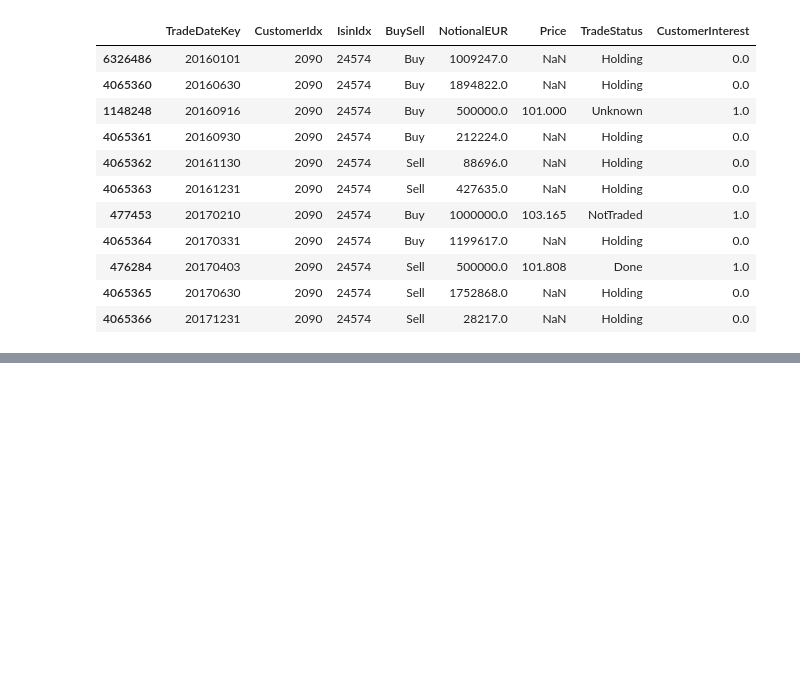
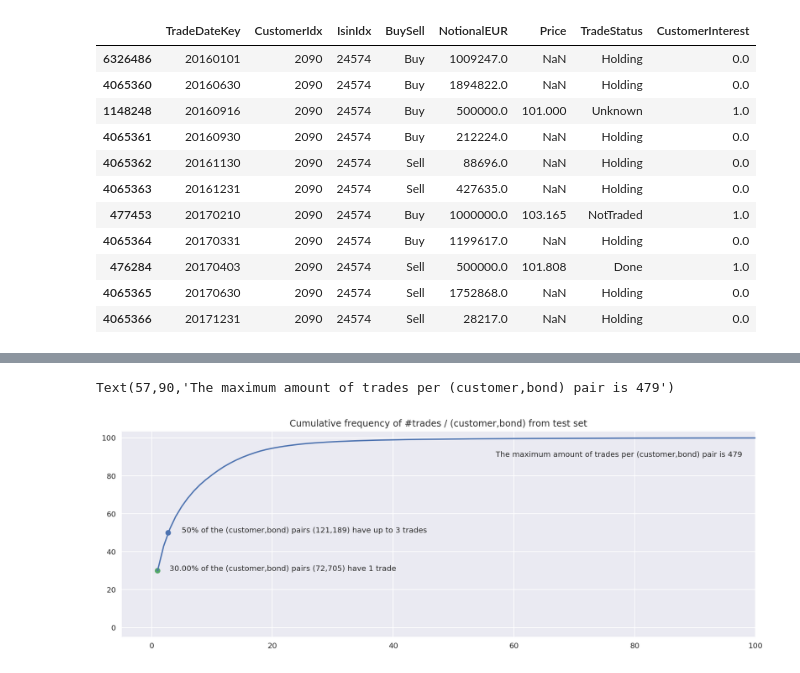
Before and after one commit to Robert-Aduviri/DSG-2018-Qualifiers, a Jupyter notebook: notebooks/robert/RA-01-EDA.ipynb, the cells around one changed output, grey strips where cells are left out. Saved outputs shown, nothing was run; the diff lists cells and outputs as text; code cells hidden in the pictures; blank space fills up the shorter version.

```diff
--- a/notebooks/robert/RA-01-EDA.ipynb
+++ b/notebooks/robert/RA-01-EDA.ipynb
@@ -557,0 +688,14 @@ trade[(trade.CustomerIdx == customer_idx) & (trade.IsinIdx == isin_idx)].sort_va
+# %%
+trade_counts = df.groupby(['CustomerIdx', 'IsinIdx']).size().value_counts().sort_index()
+ax = (trade_counts.cumsum()/trade_counts.sum()*100).plot(figsize=(15,5),
+                            title='Cumulative frequency of #trades / (customer,bond) from test set')
+ax.set_xlim(left=-5, right=100)
+ax.set_ylim(bottom=-5)
+ax.scatter(2.75, 50)
+ax.annotate('50% of the (customer,bond) pairs (121,189) have up to 3 trades', (5, 50))
+ax.scatter(0.95, 100*72705/242379)
+ax.annotate('30.00% of the (customer,bond) pairs (72,705) have 1 trade', (3, 100*72705/242379))
+ax.annotate('The maximum amount of trades per (customer,bond) pair is 479', (57, 90))
+# %% [output]
+Text(57,90,'The maximum amount of trades per (customer,bond) pair is 479')
+[figure, added]
```
Also changed, not shown: parts of 33 cells of this notebook.
